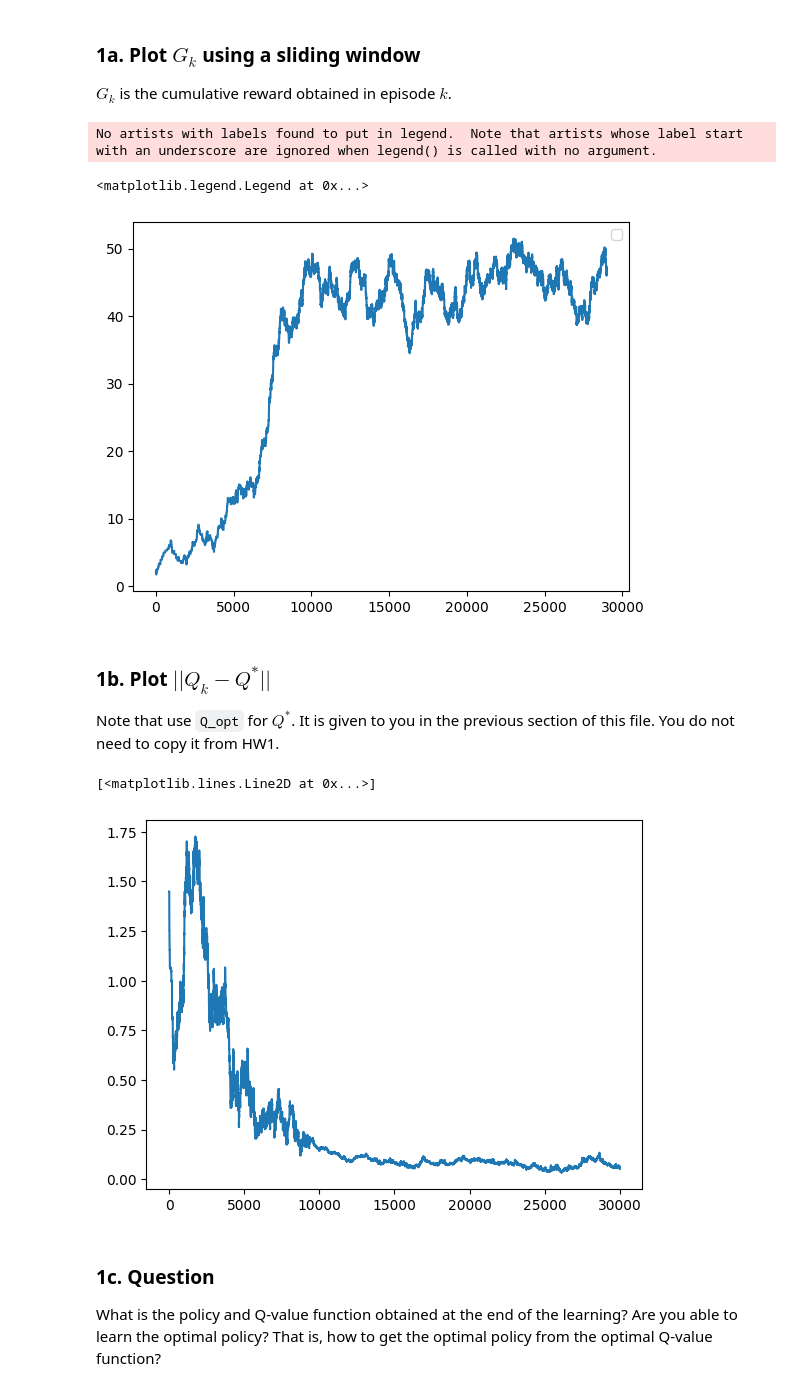
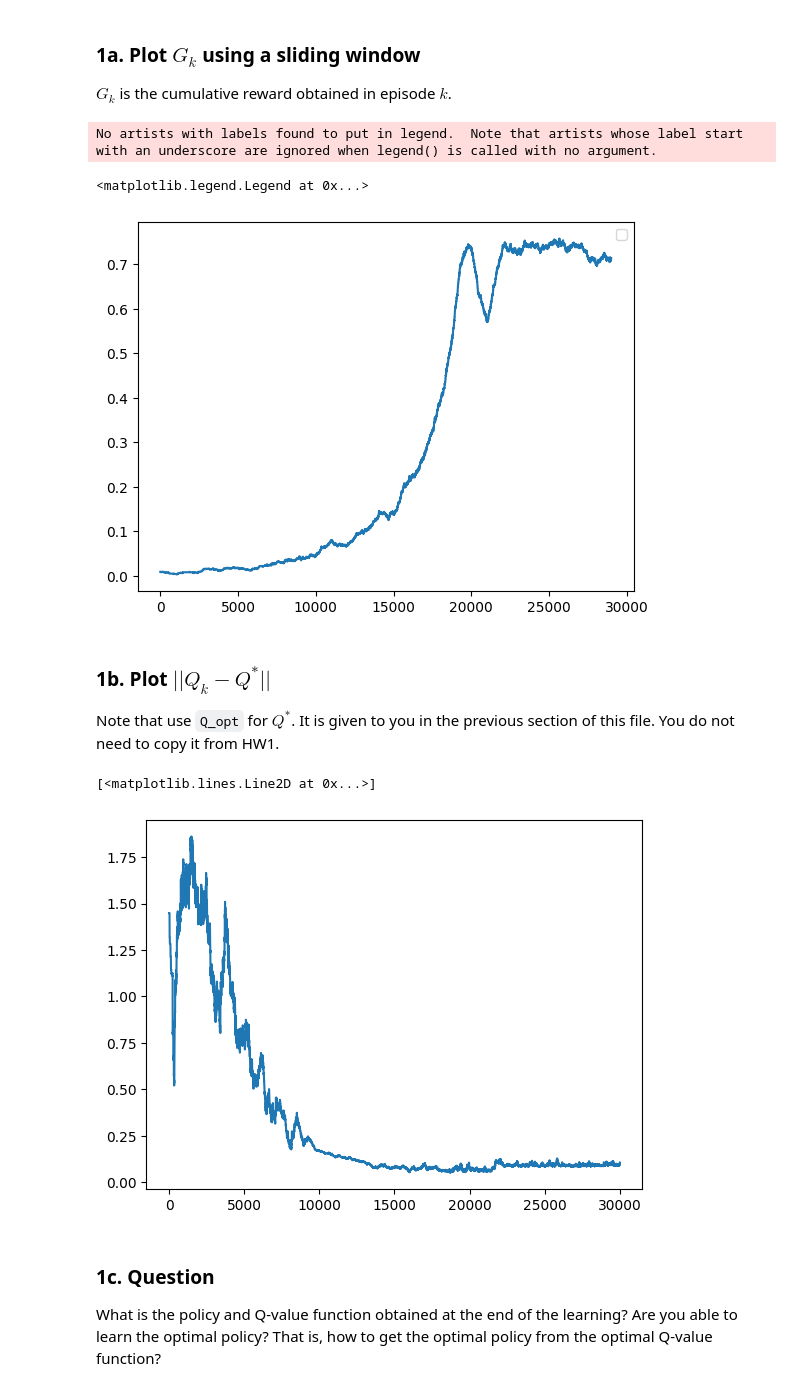
Before and after one commit to UlascanErsoy/ECEN743, a Jupyter notebook: ecen743-sp24-hw02.ipynb, the cells around one changed output. Drawn from its saved outputs; the diff is of its cells as text; code cells hidden in the pictures.

```diff
--- a/ecen743-sp24-hw02.ipynb
+++ b/ecen743-sp24-hw02.ipynb
@@ -161,7 +161,7 @@ def epsilon_decay(k):
     """
     ### YOUR CODE HERE
     # TASK 1
-    epsilon = max(0.1, 1 - 0.0001 * k)
+    epsilon = max(0.0, 1 - 0.00005 * k)
     ### END OF YOUR CODE
     return epsilon
 
@@ -207,7 +207,7 @@ for k in range(max_episode):
         lr = lr_decay(k)
         Q[s_t][a_t] = Q[s_t][a_t] + lr * (r_t + gamma * np.max(Q[ns_t]) - Q[s_t][a_t])
         ### END OF YOUR CODE
-        G_k += (gamma ** t) * r_t  # update cumulative discounted reward
+        G_k += r_t  # update cumulative discounted reward
         path_k.append(ns_t)  # record next state
         if terminal:  # next state is a terminal state, episode ended
             break
@@ -220,17 +220,17 @@ $G_k$ is the cumulative reward obtained in episode $k$.
 # %%
 ### YOUR CODE HERE
 # Some plot stuff
 Gk_avg = np.cumsum(G_list)
 Gk_avg = Gk_avg[1000:] - Gk_avg[:-1000]
-plt.plot(Gk_avg)
+plt.plot(Gk_avg / 1000)
 #plt.plot(lrs)
 #plt.plot(eps)
 plt.legend()
 ### END OF YOUR CODE
 # %% [output]
 No artists with labels found to put in legend.  Note that artists whose label start with an underscore are ignored when legend() is called with no argument.
 <matplotlib.legend.Legend at 0x...>
-[figure, old version]
+[figure, new version]
 # %% [markdown]
 ### 1b. Plot $||Q_k - Q^*||$
 
@@ -242,7 +242,7 @@ plt.plot(convergence_list)
 ### END OF YOUR CODE
 # %% [output]
 [<matplotlib.lines.Line2D at 0x...>]
-[figure, old version]
+[figure, new version]
 # %% [markdown]
 ### 1c. Question
 
```
Also changed, not shown: parts of 7 cells of this notebook.
